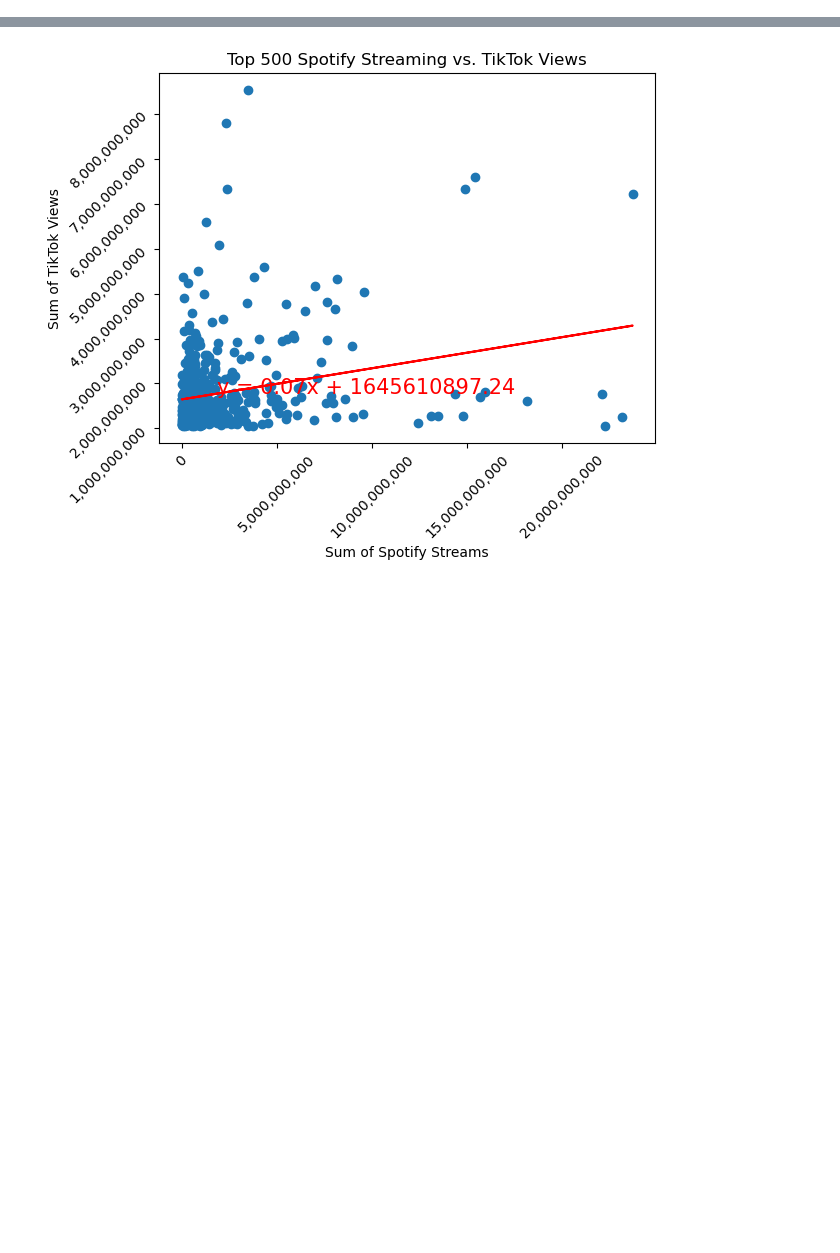
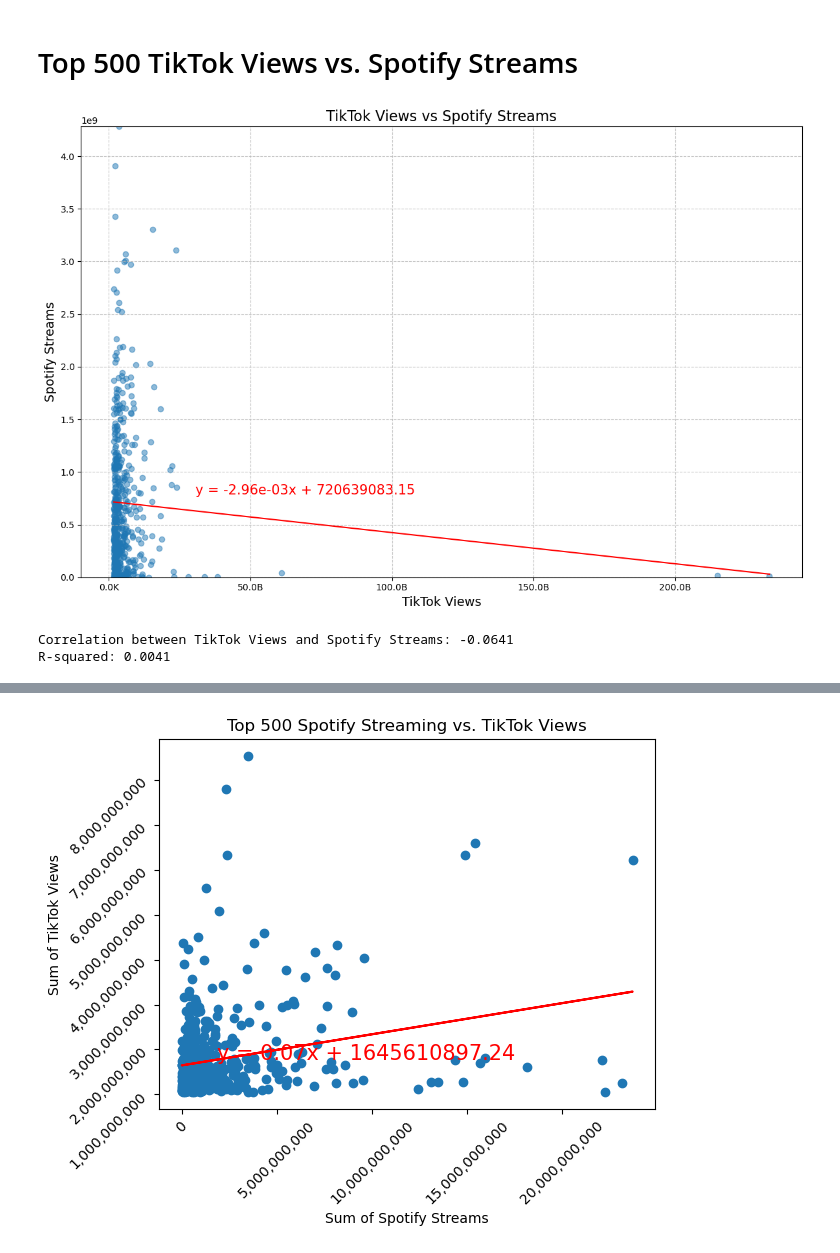
Before and after one commit to qstibbins/project-1, a Jupyter notebook: data.ipynb, the cells around one changed output, grey strips where cells are left out. Cells and saved outputs as stored; diff of their text form; code cells hidden in the pictures; blank space fills up the shorter version.

```diff
--- a/data.ipynb
+++ b/data.ipynb
@@ -72,3 +226,5 @@ merged_df.dropna(inplace=True)
+# %% [markdown]
+# Top 500 TikTok Views vs. Spotify Streams
 # %%
 # Create top 500 TikTok dataframe
 
@@ -108,3 +246,59 @@ formatted_top_500_spotify_df = top_500_spotify_df[['Song', 'Sum of TikTok Views'
+# %%
+# Create the scatter plot
+plt.figure(figsize=(12, 8))
+plt.scatter(top_500_tiktok_df['TikTok Views'],
+            top_500_tiktok_df['Spotify Streams'],
+            alpha=0.5)          # alpha for transparency
+
+# Calculate the line of best fit
+slope, intercept, r_value, p_value, std_err = st.linregress(top_500_tiktok_df['TikTok Views'],
+                                                            top_500_tiktok_df['Spotify Streams'])
+line = slope * top_500_tiktok_df['TikTok Views'] + intercept
+
+# Plot the line of best fit
+plt.plot(top_500_tiktok_df['TikTok Views'], line, color='r',
+         label=f'y = {slope:.2e}x + {intercept:.2f}')     # uses scientific notation for slope for readability
+
+# Add the formula as a label on the graph
+x_pos = top_500_tiktok_df['TikTok Views'].mean()          # x-position for the label
+y_pos = slope * x_pos + intercept                         # corresponding y-position on the line
+plt.annotate(f'y = {slope:.2e}x + {intercept:.2f}',
+             (x_pos, y_pos),
+             textcoords="offset points",
+             xytext=(200,10),                             # offest text so it's not directly on top of data
+             ha='center',
+             fontsize=15,
+             color='red')
+
+# Set labels and title
+plt.xlabel('TikTok Views', fontsize=14)
+plt.ylabel('Spotify Streams', fontsize=14)
+plt.title('TikTok Views vs Spotify Streams', fontsize=16)
+
+# Format x-axis ticks
+plt.gca().xaxis.set_major_formatter(ticker.FuncFormatter(format_ticks))
+
+# Set y-axis limits
+max_popularity = top_500_tiktok_df['Spotify Streams'].max()
+plt.ylim(0, max_popularity)                               # this sets the y-axis range
+
+# Add a grid for better readability
+plt.grid(True, linestyle='--', alpha=0.7)
+
+# Tight layout to use space efficiently
+plt.tight_layout()
+
+# Show the plot
+plt.show()
+
+# Calculate and print the correlation
+correlation = top_500_tiktok_df['TikTok Views'].corr(top_500_tiktok_df['Spotify Streams'])
+print(f"Correlation between TikTok Views and Spotify Streams: {correlation:.4f}")
+print(f"R-squared: {r_value**2:.4f}")
+# %% [output]
+[figure, added]
+Correlation between TikTok Views and Spotify Streams: -0.0641
+R-squared: 0.0041
 # %%
 # Spotify vs TikTok Views
 # Does high TikTok views correlate to high spotify streams?
```
Also changed, not shown: parts of 18 cells of this notebook, 3 other files.
